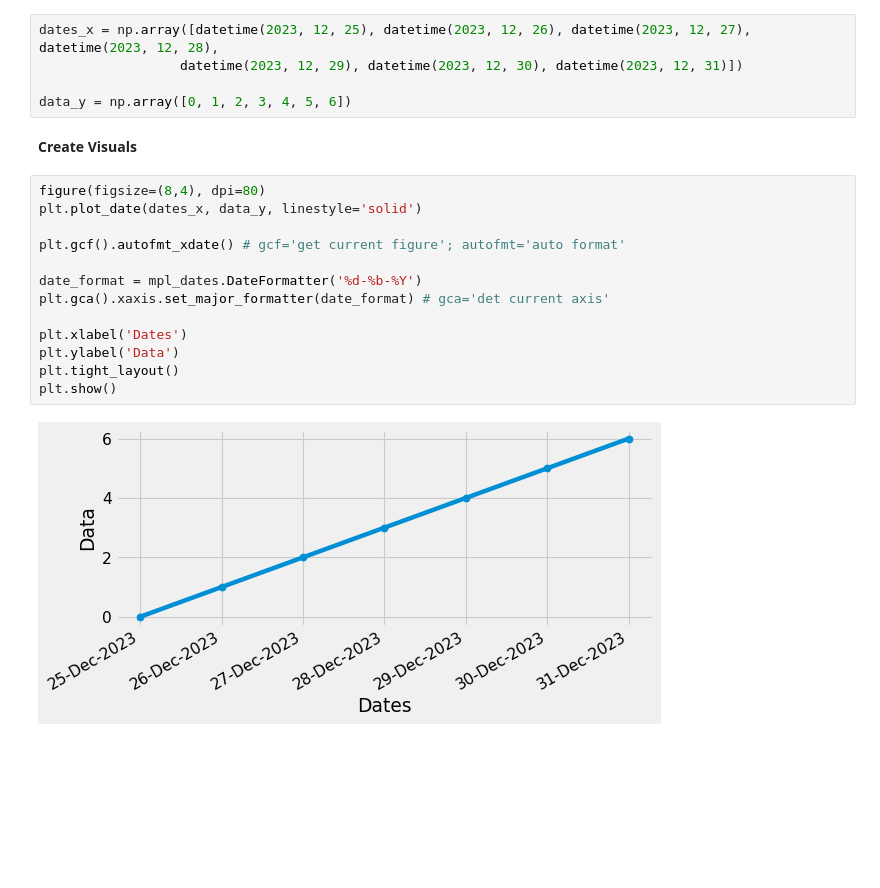
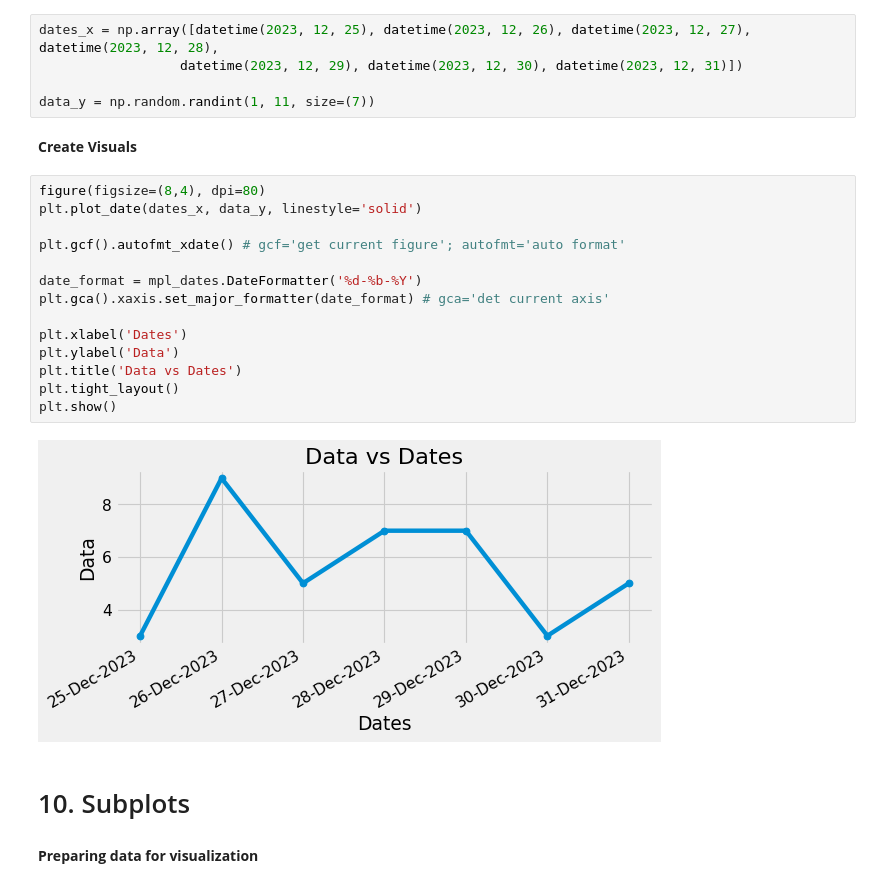
Before and after one commit to ROHIT318/python-practice, a Jupyter notebook: learn_matplotlib.ipynb, the cells around one changed output. Drawn from its saved outputs; the diff is of its cells as text; blank space fills up the shorter version.

```diff
--- a/learn_matplotlib.ipynb
+++ b/learn_matplotlib.ipynb
@@ -229,21 +234,26 @@ Target size coding: [200 250 300 350 400 450 500 550 600 650]
 dates_x = np.array([datetime(2023, 12, 25), datetime(2023, 12, 26), datetime(2023, 12, 27), datetime(2023, 12, 28),
                   datetime(2023, 12, 29), datetime(2023, 12, 30), datetime(2023, 12, 31)])
 
-data_y = np.array([0, 1, 2, 3, 4, 5, 6])
+data_y = np.random.randint(1, 11, size=(7))
 # %% [markdown]
 **Create Visuals**
 # %%
 figure(figsize=(8,4), dpi=80)
 plt.plot_date(dates_x, data_y, linestyle='solid')
 
 plt.gcf().autofmt_xdate() # gcf='get current figure'; autofmt='auto format'
 
 date_format = mpl_dates.DateFormatter('%d-%b-%Y')
 plt.gca().xaxis.set_major_formatter(date_format) # gca='det current axis'
 
 plt.xlabel('Dates')
 plt.ylabel('Data')
+plt.title('Data vs Dates')
 plt.tight_layout()
 plt.show()
 # %% [output]
-[figure, old version]
+[figure, new version]
+# %% [markdown]
+# 10. Subplots
+# %% [markdown]
+**Preparing data for visualization**
```
Also changed, not shown: parts of 4 cells of this notebook.
